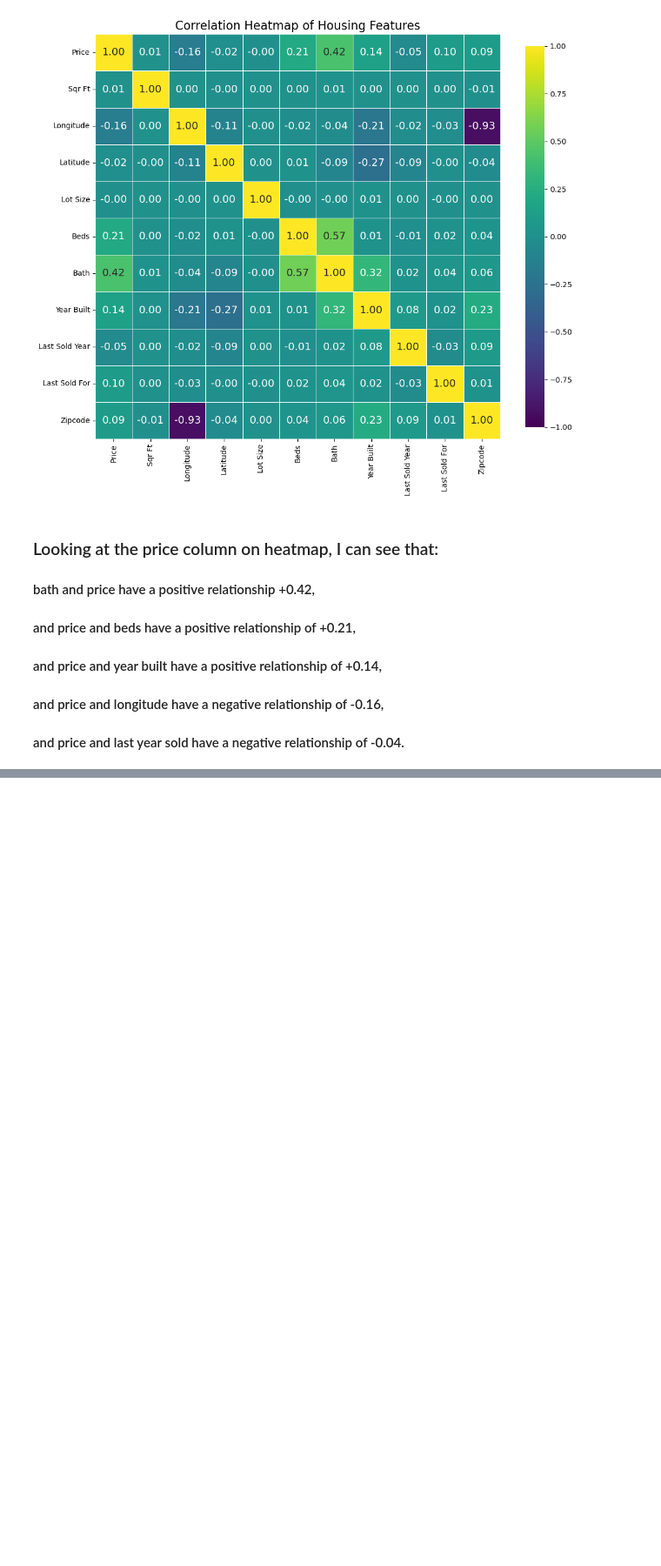
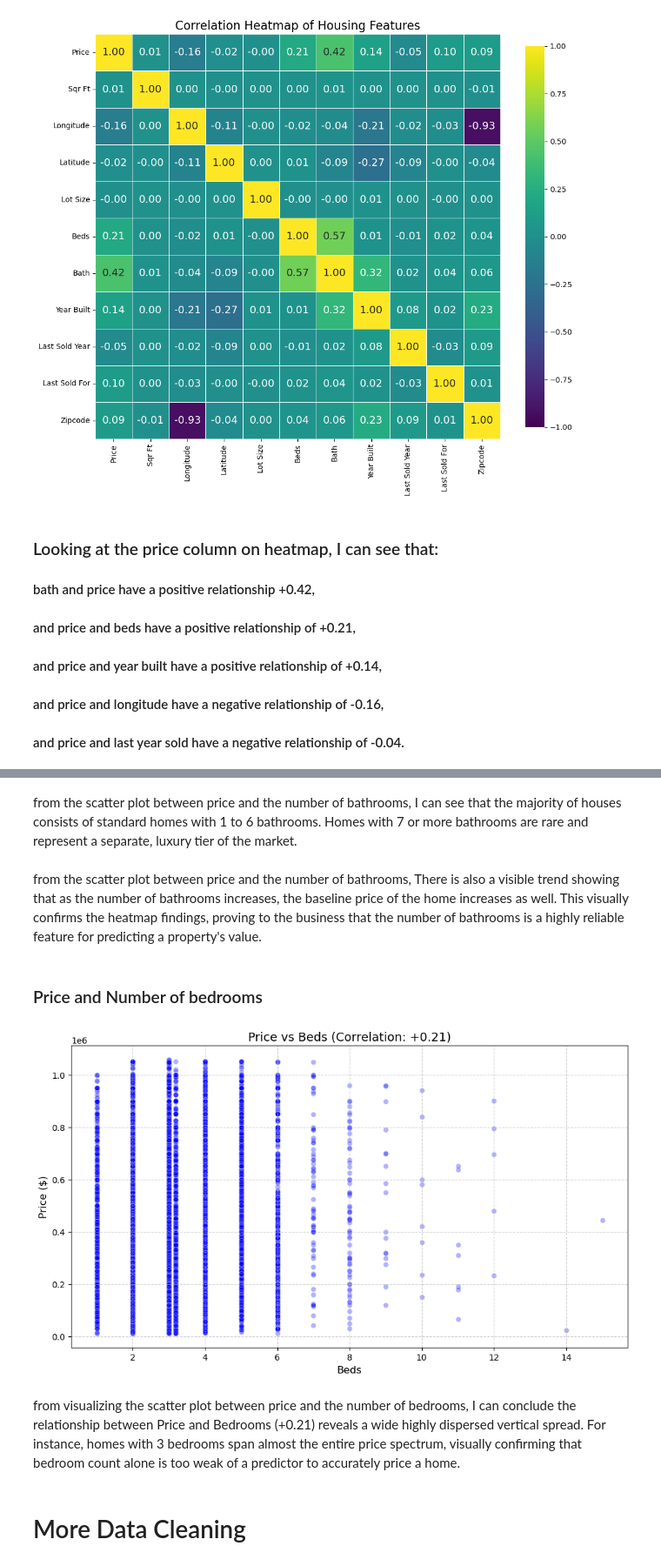
Before and after one commit to CSY2082-2425/House-Price-Prediction-Market-Segmentation, a Jupyter notebook: As1mainAssignment.ipynb, the cells around one changed output, grey strips where cells are left out. Shown at 87% size. Drawn from its saved outputs; the diff is of its cells as text; code cells hidden in the pictures; blank space fills up the shorter version.

```diff
--- a/As1mainAssignment.ipynb
+++ b/As1mainAssignment.ipynb
@@ -338,0 +376,26 @@ Based on the correlation heatmap on the filtered data, where data have been clea
+# %% [markdown]
+from the scatter plot between price and the number of bathrooms, I can see that the majority of houses consists of standard homes with 1 to 6 bathrooms. Homes with 7 or more bathrooms are rare and represent a separate, luxury tier of the market.
+# %% [markdown]
+from the scatter plot between price and the number of bathrooms, There is also a visible trend showing that as the number of bathrooms increases, the baseline price of the home increases as well. This visually confirms the heatmap findings, proving to the business that the number of bathrooms is a highly reliable feature for predicting a property's value.
+# %% [markdown]
+### Price and Number of bedrooms
+# %%
+#plotting the relationship between price and number of bedrooms
+plt.figure(figsize=(10, 6))
+sns.scatterplot(data=housePrice_cleaned, x='Beds', y='Price', alpha=0.3, color='blue')
+
+plt.title('Price vs Beds (Correlation: +0.21)', fontsize=14)
+plt.xlabel('Beds', fontsize=12)
+plt.ylabel('Price ($)', fontsize=12)
+plt.grid(True, linestyle='--', alpha=0.6)
+
+#saving the figure using the save_fig function
+save_fig("price_vs_bath_scatter")
+#displaying the plot
+plt.show()
+# %% [output]
+[figure, added]
+# %% [markdown]
+from visualizing the scatter plot between price and the number of bedrooms, I can conclude the relationship between Price and Bedrooms (+0.21) reveals a wide highly dispersed vertical spread. For instance, homes with 3 bedrooms span almost the entire price spectrum, visually confirming that bedroom count alone is too weak of a predictor to accurately price a home.
+# %% [markdown]
+# More Data Cleaning
```
Also changed, not shown: parts of 23 cells of this notebook, 4 other files.
